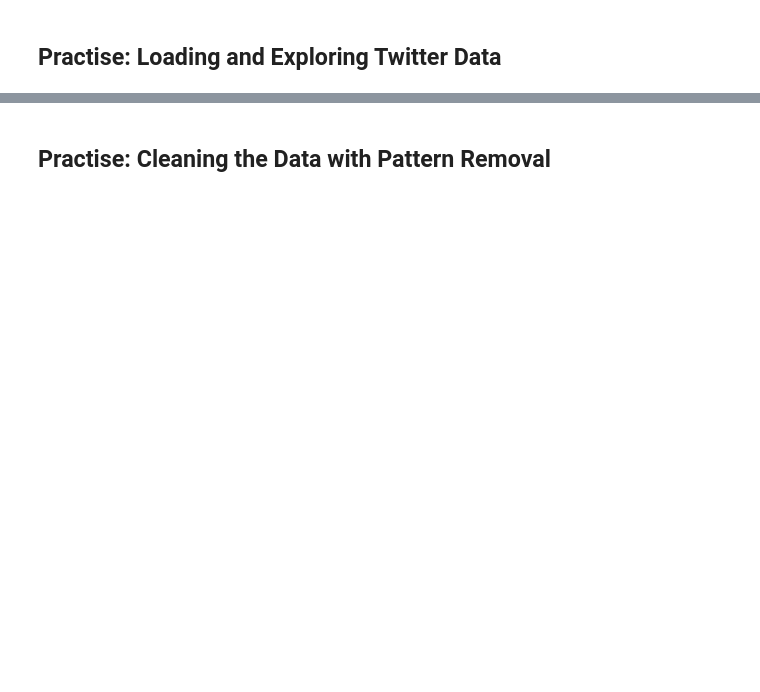
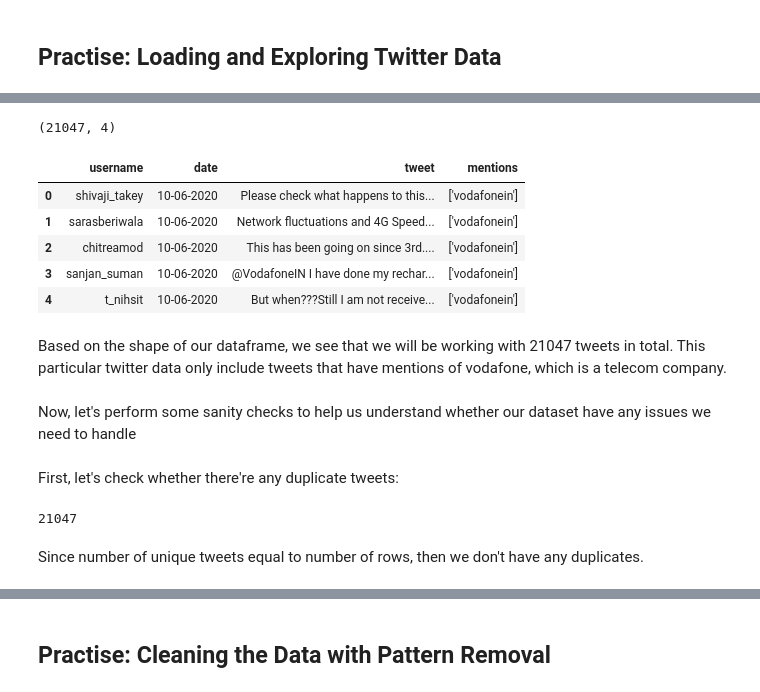
Before and after one commit to amoshnin/ML-Topic.Modelling.to.Group.Customer.Reviews, a Jupyter notebook: notebooks/Base.ipynb, the cells around one changed output, grey strips where cells are left out. Saved outputs shown, nothing was run; the diff lists cells and outputs as text; code cells hidden in the pictures; blank space fills up the shorter version.

```diff
--- a/notebooks/Base.ipynb
+++ b/notebooks/Base.ipynb
@@ -55,0 +117,24 @@ However, initially you would have to install NLTK and given that it has a vast s
+# %%
+raw_data.shape
+raw_data.head()
+# %% [output]
+(21047, 4)
+|  | username | date | tweet | mentions |
+| 0 | shivaji_takey | 10-06-2020 | Please check what happens to this... | ['vodafonein'] |
+| 1 | sarasberiwala | 10-06-2020 | Network fluctuations and 4G Speed... | ['vodafonein'] |
+| 2 | chitreamod | 10-06-2020 | This has been going on since 3rd.... | ['vodafonein'] |
+| 3 | sanjan_suman | 10-06-2020 | @VodafoneIN I have done my rechar... | ['vodafonein'] |
+| 4 | t_nihsit | 10-06-2020 | But when???Still I am not receive... | ['vodafonein'] |
+# %% [markdown]
+Based on the shape of our dataframe, we see that we will be working with 21047 tweets in total. This particular twitter data only include tweets that have mentions of vodafone, which is a telecom company.
+# %% [markdown]
+Now, let's perform some sanity checks to help us understand whether our dataset have any issues we need to handle
+# %% [markdown]
+First, let's check whether there're any duplicate tweets:
+# %%
+unique_text = raw_data["tweet"].unique()
+print(len(unique_text))
+# %% [output]
+21047
+# %% [markdown]
+Since number of unique tweets equal to number of rows, then we don't have any duplicates.
```
Also changed, not shown: parts of 22 cells of this notebook, 4 other files.
